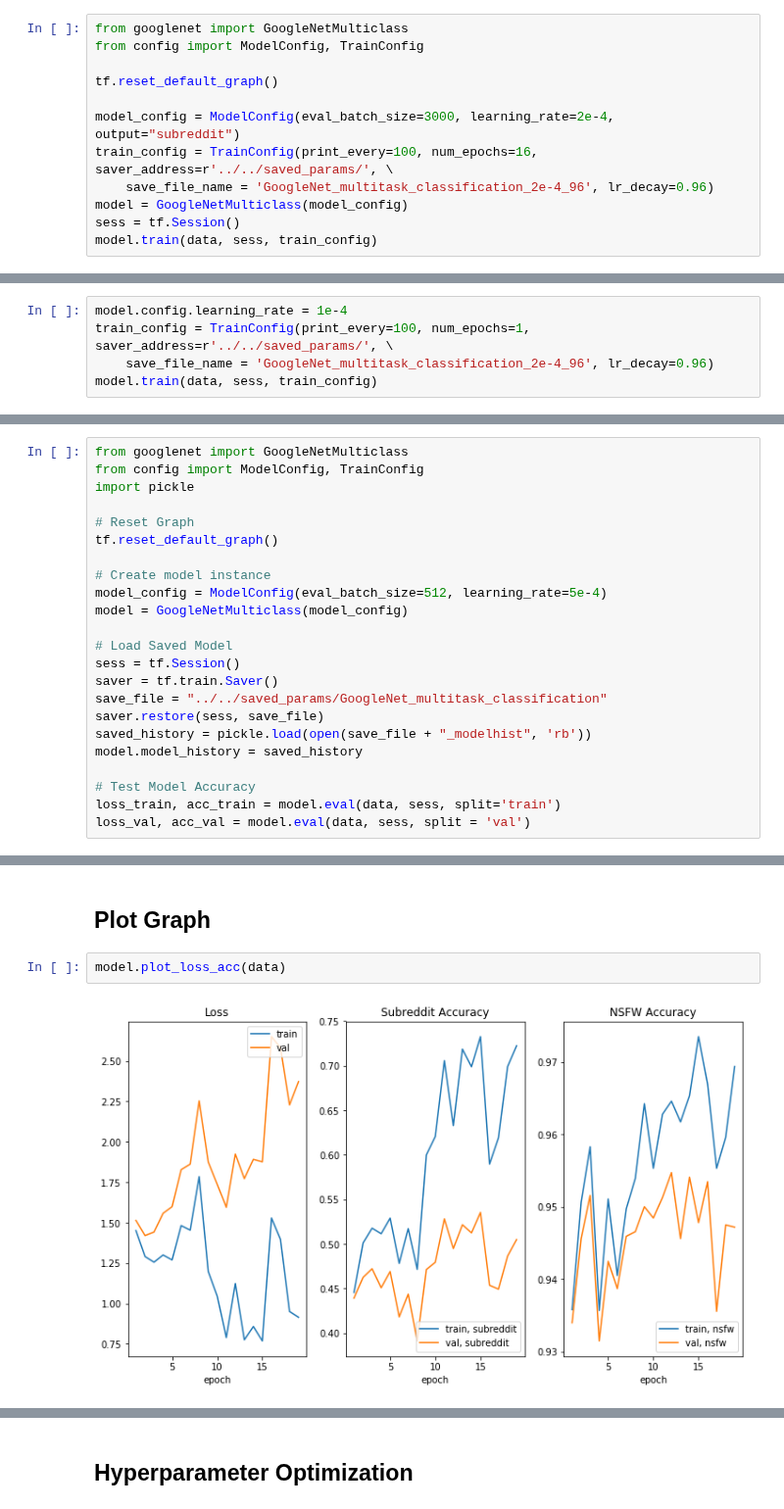
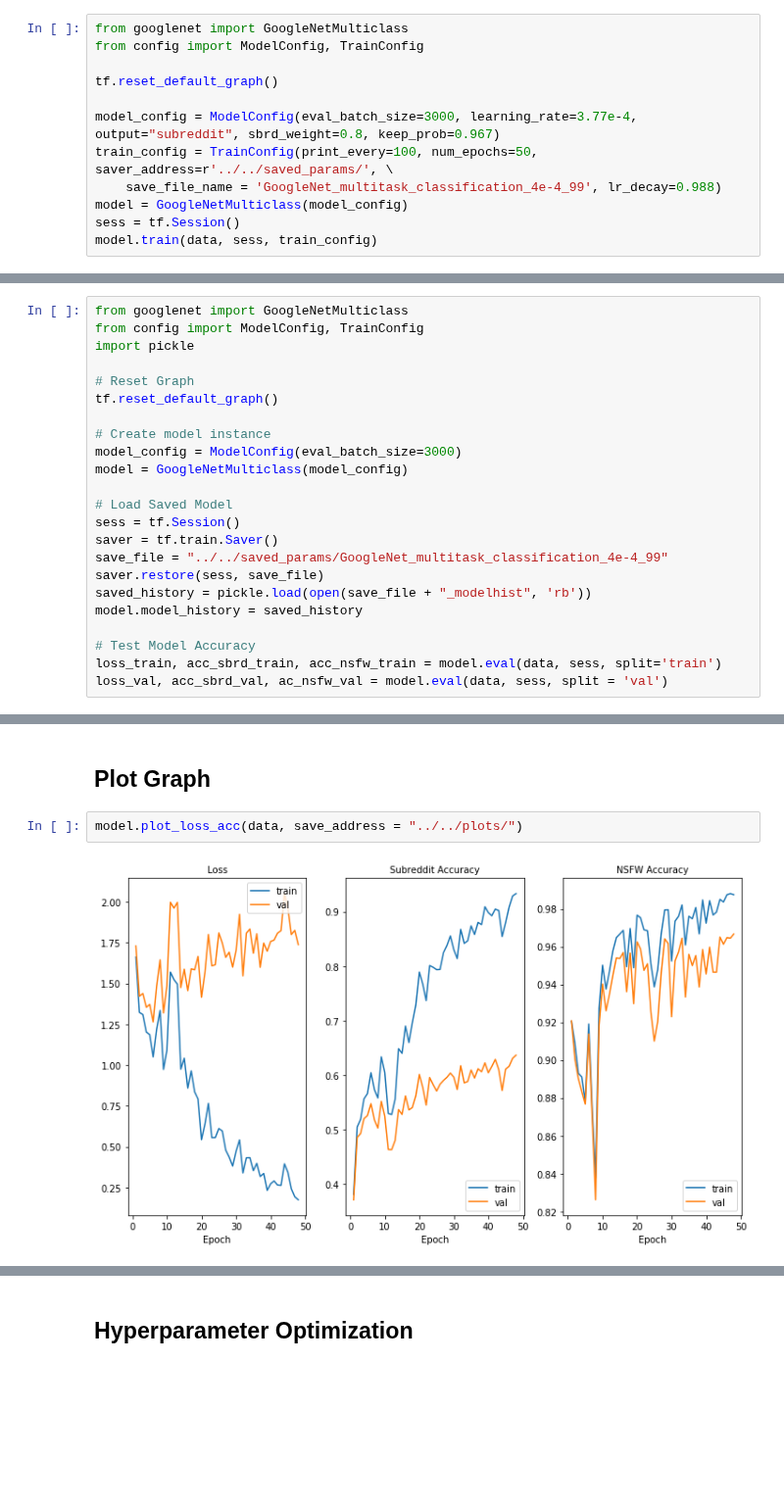
Before and after one commit to mohitrgiit/CS-231N-Final-Project, a Jupyter notebook: src/models/GoogleNet_multitask_classification.ipynb, the cells around one changed output, grey strips where cells are left out. Shown at 98% size. Drawn from its saved outputs; the diff is of its cells as text; blank space fills up the shorter version.

Commit message:
Final multitask

```diff
--- a/src/models/GoogleNet_multitask_classification.ipynb
+++ b/src/models/GoogleNet_multitask_classification.ipynb
@@ -47,9 +47,9 @@ from config import ModelConfig, TrainConfig
 
 tf.reset_default_graph()
 
-model_config = ModelConfig(eval_batch_size=3000, learning_rate=2e-4, output="subreddit")
-train_config = TrainConfig(print_every=100, num_epochs=16, saver_address=r'../../saved_params/', \
-    save_file_name = 'GoogleNet_multitask_classification_2e-4_96', lr_decay=0.96)
+model_config = ModelConfig(eval_batch_size=3000, learning_rate=3.77e-4, output="subreddit", sbrd_weight=0.8, keep_prob=0.967)
+train_config = TrainConfig(print_every=100, num_epochs=50, saver_address=r'../../saved_params/', \
+    save_file_name = 'GoogleNet_multitask_classification_4e-4_99', lr_decay=0.988)
 model = GoogleNetMulticlass(model_config)
 sess = tf.Session()
 model.train(data, sess, train_config)
@@ -74,5 +73,0 @@ Epoch 16 evaluation finished in 22.599402 seconds
-# %%
-model.config.learning_rate = 1e-4
-train_config = TrainConfig(print_every=100, num_epochs=1, saver_address=r'../../saved_params/', \
-    save_file_name = 'GoogleNet_multitask_classification_2e-4_96', lr_decay=0.96)
-model.train(data, sess, train_config)
@@ -105,17 +82,17 @@ import pickle
 tf.reset_default_graph()
 
 # Create model instance
-model_config = ModelConfig(eval_batch_size=512, learning_rate=5e-4)
+model_config = ModelConfig(eval_batch_size=3000)
 model = GoogleNetMulticlass(model_config)
 
 # Load Saved Model
 sess = tf.Session()
 saver = tf.train.Saver()
-save_file = "../../saved_params/GoogleNet_multitask_classification"
+save_file = "../../saved_params/GoogleNet_multitask_classification_4e-4_99"
 saver.restore(sess, save_file)
 saved_history = pickle.load(open(save_file + "_modelhist", 'rb'))
 model.model_history = saved_history
 
 # Test Model Accuracy
-loss_train, acc_train = model.eval(data, sess, split='train')
-loss_val, acc_val = model.eval(data, sess, split = 'val')
+loss_train, acc_sbrd_train, acc_nsfw_train = model.eval(data, sess, split='train')
+loss_val, acc_sbrd_val, ac_nsfw_val = model.eval(data, sess, split = 'val')
@@ -122,6 +104,6 @@ loss_val, acc_val = model.eval(data, sess, split = 'val')
 # %% [markdown]
 ## Plot Graph
 # %%
-model.plot_loss_acc(data)
+model.plot_loss_acc(data, save_address = "../../plots/")
 # %% [output]
-[figure, old version]
+[figure, new version]
```
Also changed, not shown: parts of 15 cells of this notebook.
